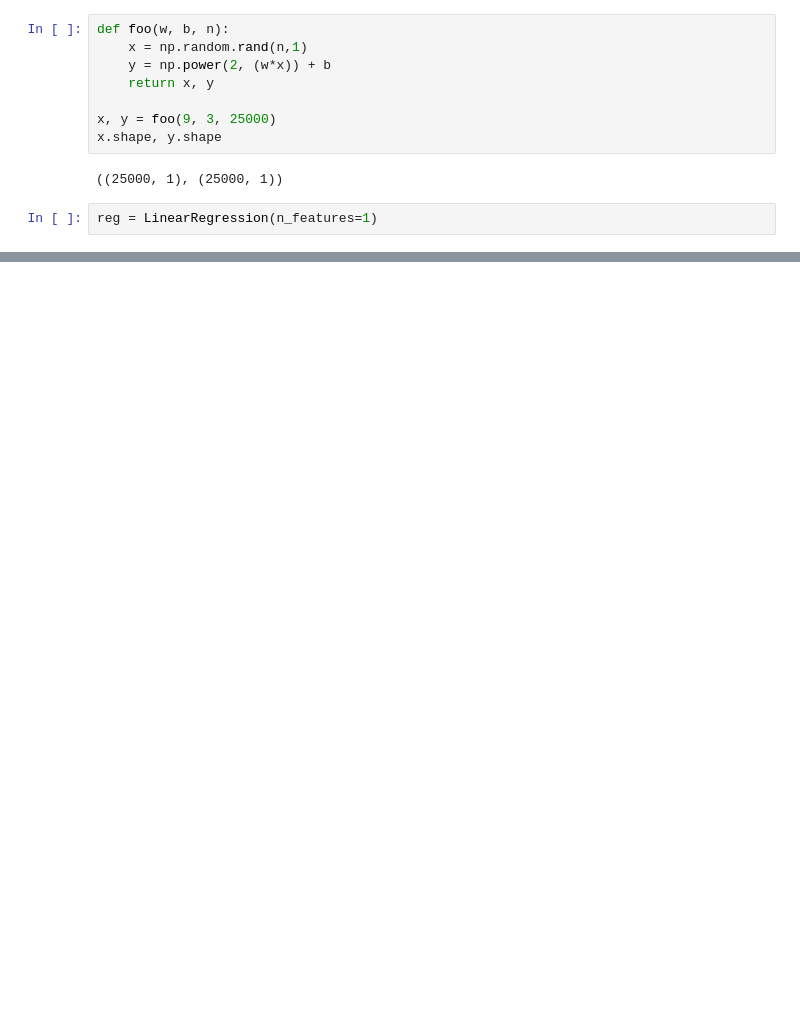
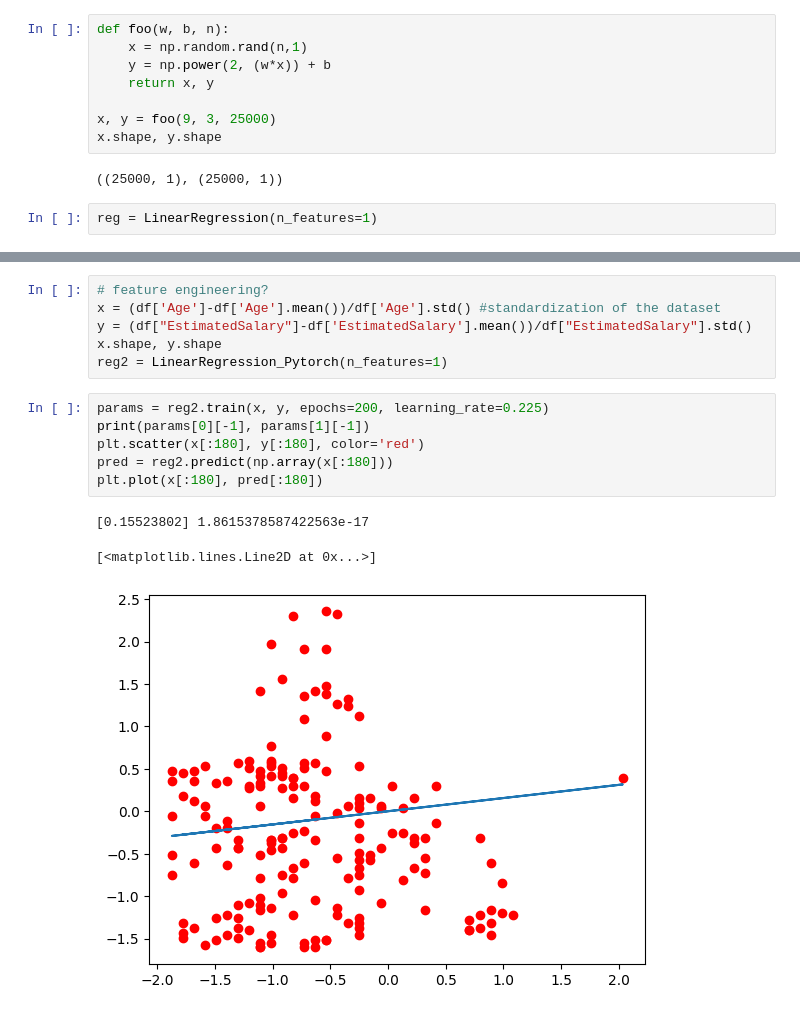
Before and after one commit to JulianCamacho/CE-5506-Reconocimiento-de-Patrones, a Jupyter notebook: Regresion LIneal/RegresionLineal.ipynb, the cells around one changed output, grey strips where cells are left out. Saved outputs shown, nothing was run; the diff lists cells and outputs as text; blank space fills up the shorter version.

```diff
--- a/Regresion LIneal/RegresionLineal.ipynb
+++ b/Regresion LIneal/RegresionLineal.ipynb
@@ -94,0 +139,16 @@ plt.plot(x[:180], pred[:180])
+# %%
+# feature engineering?
+x = (df['Age']-df['Age'].mean())/df['Age'].std() #standardization of the dataset
+y = (df["EstimatedSalary"]-df['EstimatedSalary'].mean())/df["EstimatedSalary"].std()
+x.shape, y.shape
+reg2 = LinearRegression_Pytorch(n_features=1)
+# %%
+params = reg2.train(x, y, epochs=200, learning_rate=0.225)
+print(params[0][-1], params[1][-1])
+plt.scatter(x[:180], y[:180], color='red')
+pred = reg2.predict(np.array(x[:180]))
+plt.plot(x[:180], pred[:180])
+# %% [output]
+[0.15523802] 1.8615378587422563e-17
+[<matplotlib.lines.Line2D at 0x...>]
+[figure, added]
```
Also changed, not shown: parts of 7 cells of this notebook.
